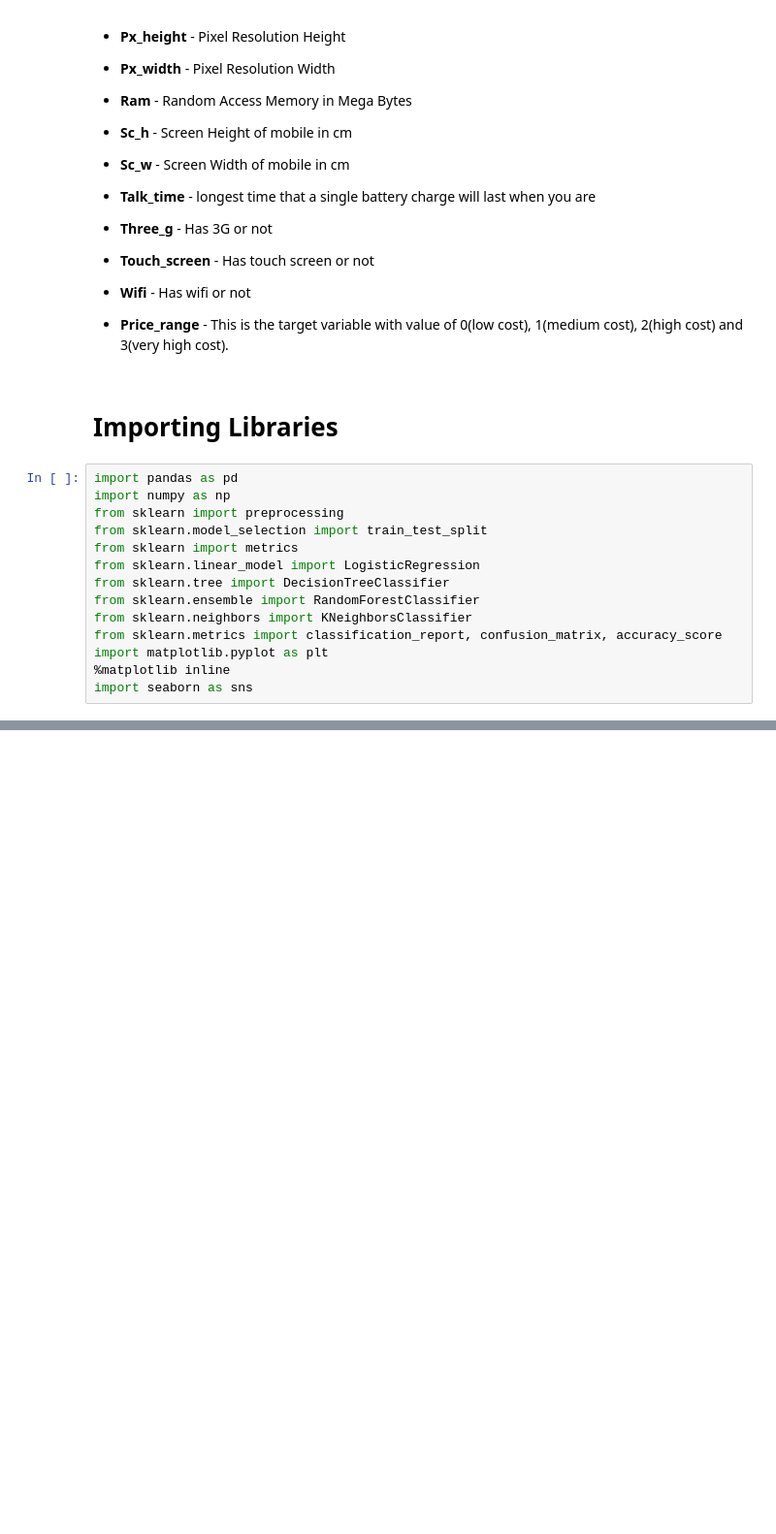
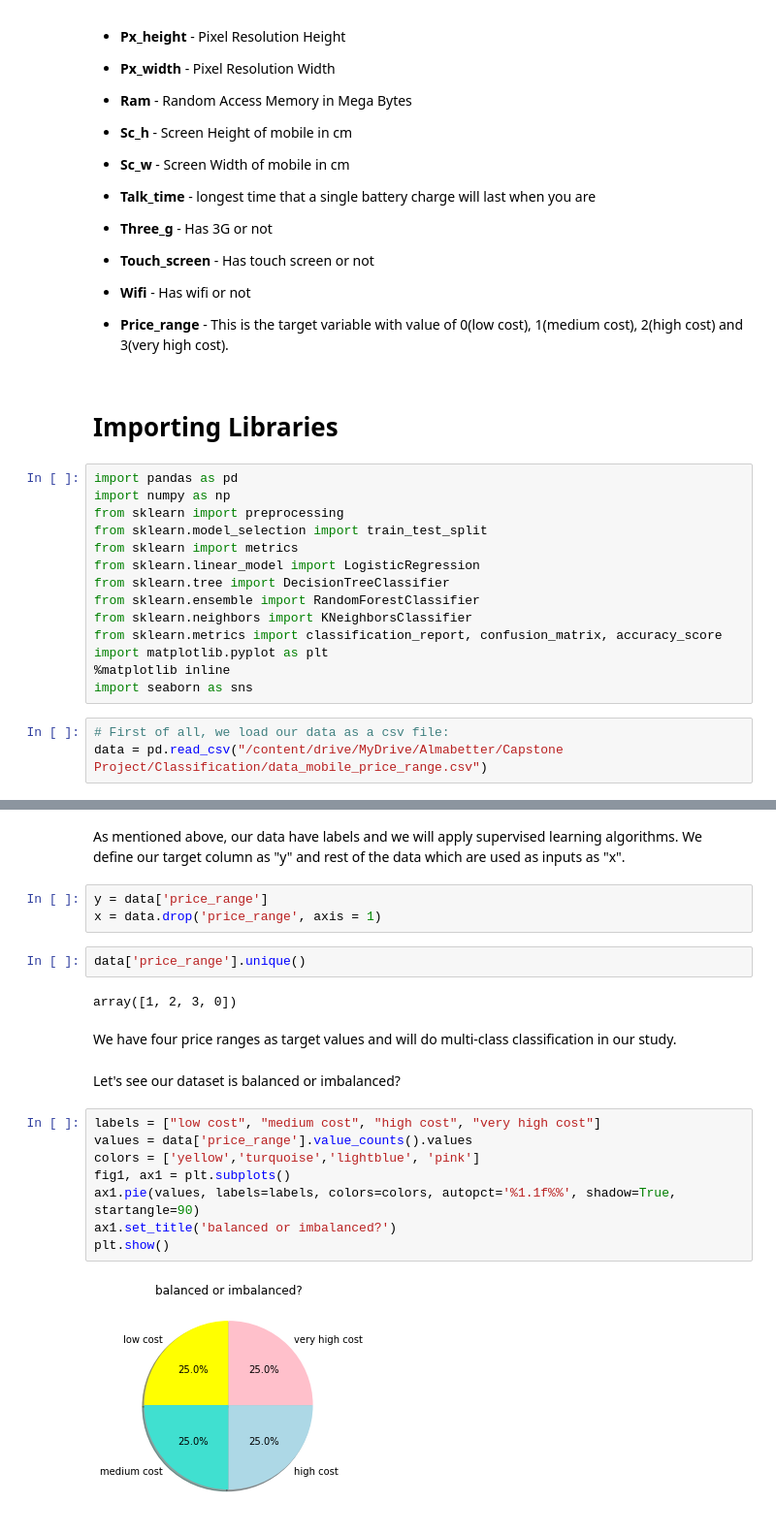
Before and after one commit to tpattanaik/Mobile-Price-Range-Prediction, a Jupyter notebook: Mobile_Price_Range_Prediction.ipynb, the cells around one changed output, grey strips where cells are left out. Shown: that part at 97% size. Cells and saved outputs as stored; diff of their text form; blank space fills up the shorter version.

```diff
--- a/Mobile_Price_Range_Prediction.ipynb
+++ b/Mobile_Price_Range_Prediction.ipynb
@@ -67,3 +67,6 @@ from sklearn.metrics import classification_report, confusion_matrix, accuracy_sc
 import matplotlib.pyplot as plt
 %matplotlib inline
 import seaborn as sns
+# %%
+# First of all, we load our data as a csv file:
+data = pd.read_csv("/content/drive/MyDrive/Almabetter/Capstone Project/Classification/data_mobile_price_range.csv")
@@ -69,0 +184,24 @@ import seaborn as sns
+# %% [markdown]
+As mentioned above, our data have labels and we will apply supervised learning algorithms.
+We define our target column as "y" and rest of the data which are used as inputs as "x".
+# %%
+y = data['price_range']
+x = data.drop('price_range', axis = 1)
+# %%
+data['price_range'].unique()
+# %% [output]
+array([1, 2, 3, 0])
+# %% [markdown]
+We have four price ranges as target values and will do multi-class classification in our study.
+# %% [markdown]
+Let's see our dataset is balanced or imbalanced?
+# %%
+labels = ["low cost", "medium cost", "high cost", "very high cost"]
+values = data['price_range'].value_counts().values
+colors = ['yellow','turquoise','lightblue', 'pink']
+fig1, ax1 = plt.subplots()
+ax1.pie(values, labels=labels, colors=colors, autopct='%1.1f%%', shadow=True, startangle=90)
+ax1.set_title('balanced or imbalanced?')
+plt.show()
+# %% [output]
+[figure, added]
```
Also changed, not shown: parts of 66 cells of this notebook.
